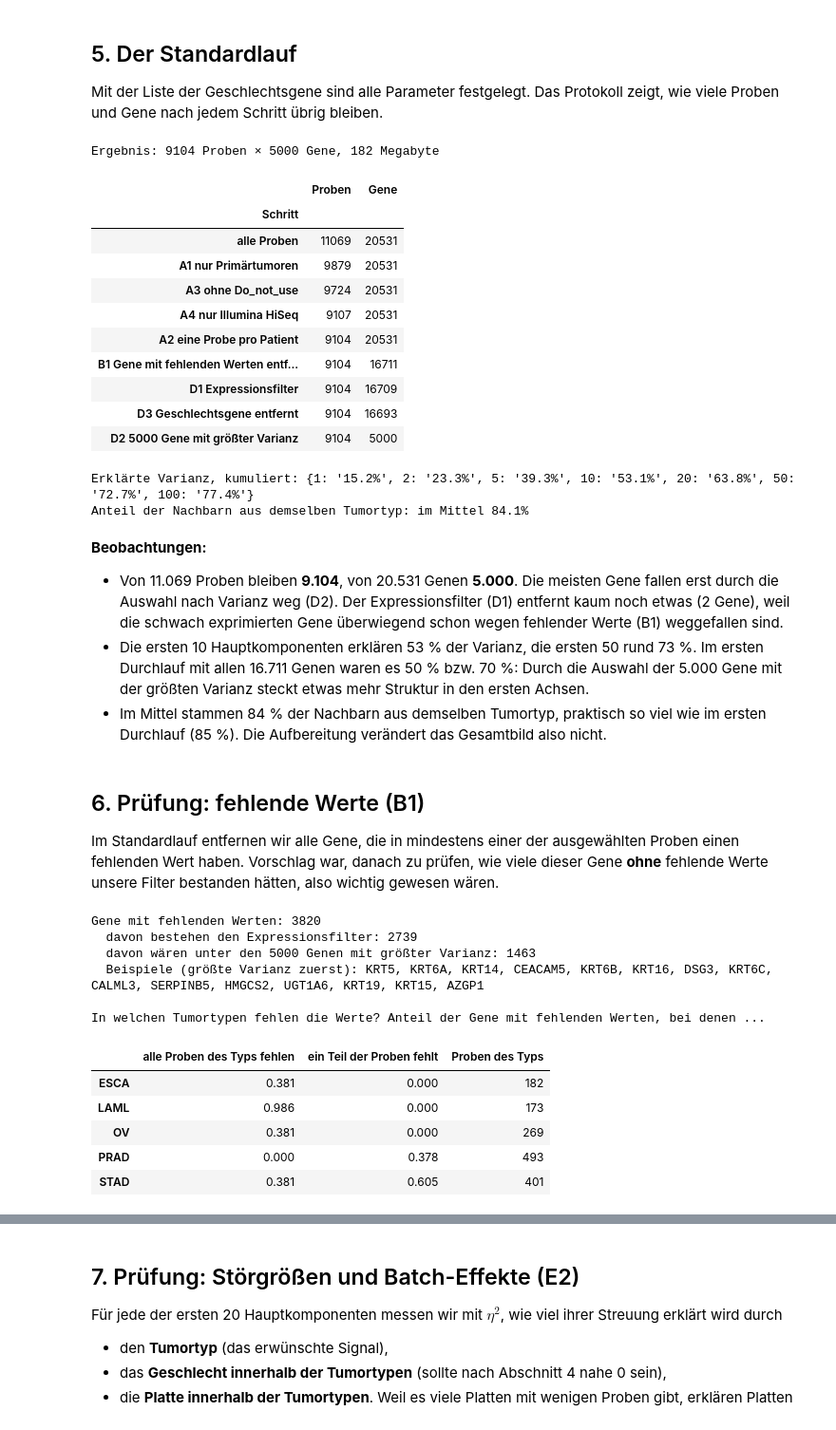
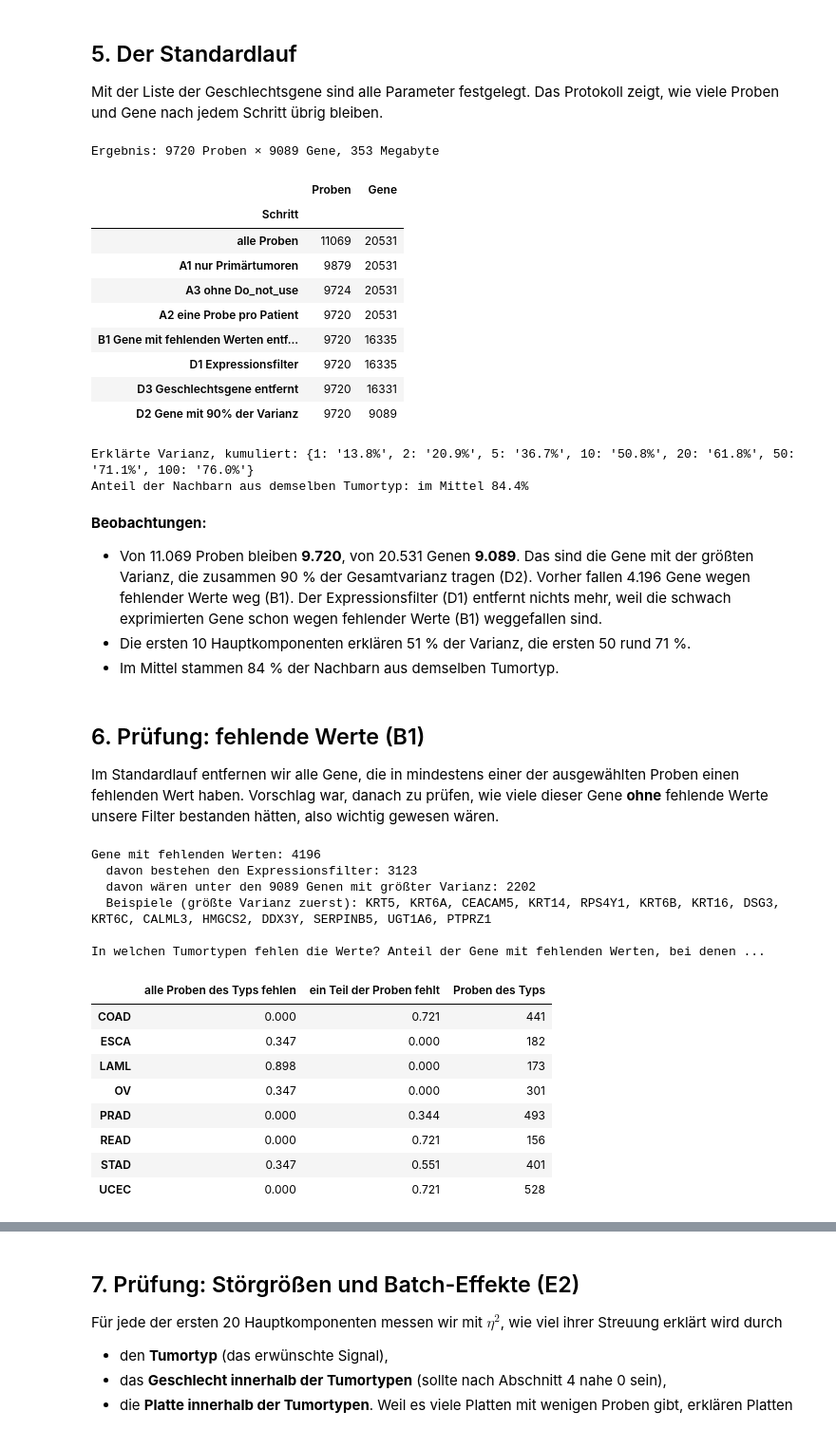
Before and after one commit to marinusgraf/ead-projekt, a Jupyter notebook: notebook_aufbereitung.ipynb, the cells around one changed output, grey strips where cells are left out. Shown at 95% size. Drawn from its saved outputs; the diff is of its cells as text; code cells hidden in the pictures.

```diff
--- a/notebook_aufbereitung.ipynb
+++ b/notebook_aufbereitung.ipynb
@@ -216,11 +216,11 @@ bzw. echte Unterschiede zwischen Tumortypen mit entfernen. Batch-Effekte werden
 
 Die Funktion gibt neben der Matrix ein **Protokoll** zurück: Wie viele Proben und Gene bleiben nach jedem Schritt übrig?
 # %%
-STANDARD = dict(nur_hiseq=True, max_pro_typ=None, nan_regel="gene_entfernen", min_anteil_exprimiert=0.5,
-                entferne_gene=(), k_gene=5000, standardisieren=False, seed=SEED)
+STANDARD = dict(nur_hiseq=False, max_pro_typ=None, nan_regel="gene_entfernen", min_anteil_exprimiert=0.5,
+                entferne_gene=(), varianz_anteil=0.9, standardisieren=False, seed=SEED)
 
-def aufbereiten(nur_hiseq=True, max_pro_typ=None, nan_regel="gene_entfernen", min_anteil_exprimiert=0.5,
-                entferne_gene=(), k_gene=5000, standardisieren=False, seed=SEED):
+def aufbereiten(nur_hiseq=False, max_pro_typ=None, nan_regel="gene_entfernen", min_anteil_exprimiert=0.5,
+                entferne_gene=(), varianz_anteil=0.9, standardisieren=False, seed=SEED):
     # Gibt (Xc, meta, genes, protokoll) zurück; Xc ist zentriert (Proben × Gene, float32), meta und genes passen zu Zeilen bzw. Spalten.
     protokoll = [("alle Proben", len(meta_all), X_all.shape[1])]
     m = meta_all
@@ -265,10 +265,12 @@ def aufbereiten(nur_hiseq=True, max_pro_typ=None, nan_regel="gene_entfernen", mi
         ok = ~genes["name"].isin(entferne_gene).to_numpy()
         L, genes, var = L[:, ok], genes[ok], var[ok]
         protokoll.append(("D3 Geschlechtsgene entfernt", len(meta), L.shape[1]))
-    if k_gene and k_gene < L.shape[1]:                                          # D2
-        top = np.sort(np.argsort(var)[::-1][:k_gene])
+    if varianz_anteil and varianz_anteil < 1:                                   # D2
+        o = np.argsort(var)[::-1]
+        k = int(np.searchsorted(np.cumsum(var[o]) / var.sum(), varianz_anteil)) + 1   # kleinstes k mit Anteil ≥ q
+        top = np.sort(o[:k])
         L, genes = L[:, top], genes.iloc[top]
-        protokoll.append((f"D2 {k_gene} Gene mit größter Varianz", len(meta), L.shape[1]))
+        protokoll.append((f"D2 Gene mit {varianz_anteil:.0%} der Varianz", len(meta), L.shape[1]))
 
     Xc = L - L.mean(axis=0)                                                     # C3
     if standardisieren:                                                         # C4
@@ -347,7 +353,7 @@ Für jedes Gen messen wir, wie viel seiner Streuung **innerhalb der Tumortypen**
 So zählen Gene wie `KLK3` (Prostata) nicht, die nur deshalb mit dem Geschlecht zusammenhängen, weil der Tumortyp nur ein Geschlecht betrifft.
 Für ein zweiwertiges Merkmal ist dieser Anteil das Quadrat der Korrelation, $r^2$.
 # %%
-Xa, meta_a, genes_a, _ = aufbereiten(**{**STANDARD, "k_gene": None})    # alle Gene nach dem Expressionsfilter
+Xa, meta_a, genes_a, _ = aufbereiten(**{**STANDARD, "varianz_anteil": None})    # alle Gene nach dem Expressionsfilter
 beide = meta_a.groupby("study")["gender"].nunique()
 m = (meta_a["study"].isin(beide[beide == 2].index) & meta_a["gender"].notna()).to_numpy()
 R = Xa[m] - pd.DataFrame(Xa[m]).groupby(meta_a.loc[m, "study"].to_numpy()).transform("mean").to_numpy()
@@ -393,18 +399,17 @@ n, p = Xc.shape
 print(f"Ergebnis: {n} Proben × {p} Gene, {Xc.nbytes / 1e6:.0f} Megabyte")
 protokoll
 # %% [output]
-Ergebnis: 9104 Proben × 5000 Gene, 182 Megabyte
+Ergebnis: 9720 Proben × 9089 Gene, 353 Megabyte
 |  | Proben | Gene |
 | Schritt |  |  |
 | alle Proben | 11069 | 20531 |
 | A1 nur Primärtumoren | 9879 | 20531 |
 | A3 ohne Do_not_use | 9724 | 20531 |
-| A4 nur Illumina HiSeq | 9107 | 20531 |
-| A2 eine Probe pro Patient | 9104 | 20531 |
-| B1 Gene mit fehlenden Werten entf... | 9104 | 16711 |
-| D1 Expressionsfilter | 9104 | 16709 |
-| D3 Geschlechtsgene entfernt | 9104 | 16693 |
-| D2 5000 Gene mit größter Varianz | 9104 | 5000 |
+| A2 eine Probe pro Patient | 9720 | 20531 |
+| B1 Gene mit fehlenden Werten entf... | 9720 | 16335 |
+| D1 Expressionsfilter | 9720 | 16335 |
+| D3 Geschlechtsgene entfernt | 9720 | 16331 |
+| D2 Gene mit 90% der Varianz | 9720 | 9089 |
 # %%
 Z, Vt, ev = pca(Xc)
 cum = np.cumsum(ev)
@@ -413,15 +418,14 @@ study = meta["study"].to_numpy()
 anteil_std = nachbarn_gleicher_typ(Z, meta)
 print(f"Anteil der Nachbarn aus demselben Tumortyp: im Mittel {anteil_std.mean():.1%}")
 # %% [output]
-Erklärte Varianz, kumuliert: {1: '15.2%', 2: '23.3%', 5: '39.3%', 10: '53.1%', 20: '63.8%', 50: '72.7%', 100: '77.4%'}
-Anteil der Nachbarn aus demselben Tumortyp: im Mittel 84.1%
+Erklärte Varianz, kumuliert: {1: '13.8%', 2: '20.9%', 5: '36.7%', 10: '50.8%', 20: '61.8%', 50: '71.1%', 100: '76.0%'}
+Anteil der Nachbarn aus demselben Tumortyp: im Mittel 84.4%
 # %% [markdown]
 **Beobachtungen:**
-- Von 11.069 Proben bleiben **9.104**, von 20.531 Genen **5.000**. Die meisten Gene fallen erst durch die Auswahl nach Varianz weg (D2).
-  Der Expressionsfilter (D1) entfernt kaum noch etwas (2 Gene), weil die schwach exprimierten Gene überwiegend schon wegen fehlender Werte (B1) weggefallen sind.
-- Die ersten 10 Hauptkomponenten erklären 53 % der Varianz, die ersten 50 rund 73 %. Im ersten Durchlauf mit allen 16.711 Genen waren es 50 % bzw. 70 %:
-  Durch die Auswahl der 5.000 Gene mit der größten Varianz steckt etwas mehr Struktur in den ersten Achsen.
-- Im Mittel stammen 84 % der Nachbarn aus demselben Tumortyp, praktisch so viel wie im ersten Durchlauf (85 %). Die Aufbereitung verändert das Gesamtbild also nicht.
+- Von 11.069 Proben bleiben **9.720**, von 20.531 Genen **9.089**. Das sind die Gene mit der größten Varianz, die zusammen 90 % der Gesamtvarianz tragen (D2). Vorher fallen 4.196 Gene wegen fehlender Werte weg (B1).
+  Der Expressionsfilter (D1) entfernt nichts mehr, weil die schwach exprimierten Gene schon wegen fehlender Werte (B1) weggefallen sind.
+- Die ersten 10 Hauptkomponenten erklären 51 % der Varianz, die ersten 50 rund 71 %.
+- Im Mittel stammen 84 % der Nachbarn aus demselben Tumortyp.
 # %% [markdown]
 ## 6. Prüfung: fehlende Werte (B1)
 
@@ -430,35 +434,38 @@ Vorschlag war, danach zu prüfen, wie viele dieser Gene **ohne** fehlende Werte
 # %%
 X_sel = X_all[meta_all.index[meta_all["barcode"].isin(meta["barcode"])]]       # gleiche Proben wie im Standardlauf (gleiche Reihenfolge)
 nan_gen = np.isnan(X_sel).any(axis=0)
 Ln = np.log2(np.clip(X_sel[:, nan_gen], 0, None) + 1)                           # fehlende Werte bleiben fehlend
 anteil_n = pd.DataFrame(np.where(np.isnan(Ln), np.nan, Ln > 0)).groupby(study).mean().max(axis=0).to_numpy()
 var_n = np.nanvar(Ln, axis=0)
-var_alle = np.var(aufbereiten(**{**PARAMETER, "k_gene": None})[0], axis=0)
-schwelle_k = np.sort(var_alle)[::-1][PARAMETER["k_gene"] - 1]                   # Varianz des k-ten Gens
+var_alle = np.var(aufbereiten(**{**PARAMETER, "varianz_anteil": None})[0], axis=0)
+schwelle_k = np.sort(var_alle)[::-1][p - 1]                                    # Varianz des p-ten Gens (p = Zahl der ausgewählten Gene)
 wichtig = (anteil_n >= PARAMETER["min_anteil_exprimiert"]) & (var_n >= schwelle_k)
 namen_n = genes_all.loc[nan_gen, "name"].to_numpy()
 print(f"Gene mit fehlenden Werten: {nan_gen.sum()}")
 print(f"  davon bestehen den Expressionsfilter: {(anteil_n >= PARAMETER['min_anteil_exprimiert']).sum()}")
-print(f"  davon wären unter den {PARAMETER['k_gene']} Genen mit größter Varianz: {wichtig.sum()}")
+print(f"  davon wären unter den {p} Genen mit größter Varianz: {wichtig.sum()}")
 print("  Beispiele (größte Varianz zuerst):", ", ".join(namen_n[wichtig][np.argsort(var_n[wichtig])[::-1][:15]]))
 
 F = pd.DataFrame(np.isnan(X_sel[:, nan_gen])).groupby(study).mean()
 F = F.loc[F.sum(axis=1) > 0]
 print("\nIn welchen Tumortypen fehlen die Werte? Anteil der Gene mit fehlenden Werten, bei denen ...")
 pd.DataFrame({"alle Proben des Typs fehlen": (F == 1).mean(axis=1), "ein Teil der Proben fehlt": ((F > 0) & (F < 1)).mean(axis=1),
               "Proben des Typs": pd.Series(study).value_counts().loc[F.index]}).round(3)
 # %% [output]
-Gene mit fehlenden Werten: 3820
-  davon bestehen den Expressionsfilter: 2739
-  davon wären unter den 5000 Genen mit größter Varianz: 1463
-  Beispiele (größte Varianz zuerst): KRT5, KRT6A, KRT14, CEACAM5, KRT6B, KRT16, DSG3, KRT6C, CALML3, SERPINB5, HMGCS2, UGT1A6, KRT19, KRT15, AZGP1
+Gene mit fehlenden Werten: 4196
+  davon bestehen den Expressionsfilter: 3123
+  davon wären unter den 9089 Genen mit größter Varianz: 2202
+  Beispiele (größte Varianz zuerst): KRT5, KRT6A, CEACAM5, KRT14, RPS4Y1, KRT6B, KRT16, DSG3, KRT6C, CALML3, HMGCS2, DDX3Y, SERPINB5, UGT1A6, PTPRZ1
 
 In welchen Tumortypen fehlen die Werte? Anteil der Gene mit fehlenden Werten, bei denen ...
 |  | alle Proben des Typs fehlen | ein Teil der Proben fehlt | Proben des Typs |
-| ESCA | 0.381 | 0.000 | 182 |
-| LAML | 0.986 | 0.000 | 173 |
-| OV | 0.381 | 0.000 | 269 |
-| PRAD | 0.000 | 0.378 | 493 |
-| STAD | 0.381 | 0.605 | 401 |
+| COAD | 0.000 | 0.721 | 441 |
+| ESCA | 0.347 | 0.000 | 182 |
+| LAML | 0.898 | 0.000 | 173 |
+| OV | 0.347 | 0.000 | 301 |
+| PRAD | 0.000 | 0.344 | 493 |
+| READ | 0.000 | 0.721 | 156 |
+| STAD | 0.347 | 0.551 | 401 |
+| UCEC | 0.000 | 0.721 | 528 |
 # %% [markdown]
 **Beobachtungen:** Die Prüfung ergibt ein anderes Bild als erwartet:
```
Also changed, not shown: parts of 25 cells of this notebook, 9 other files.
